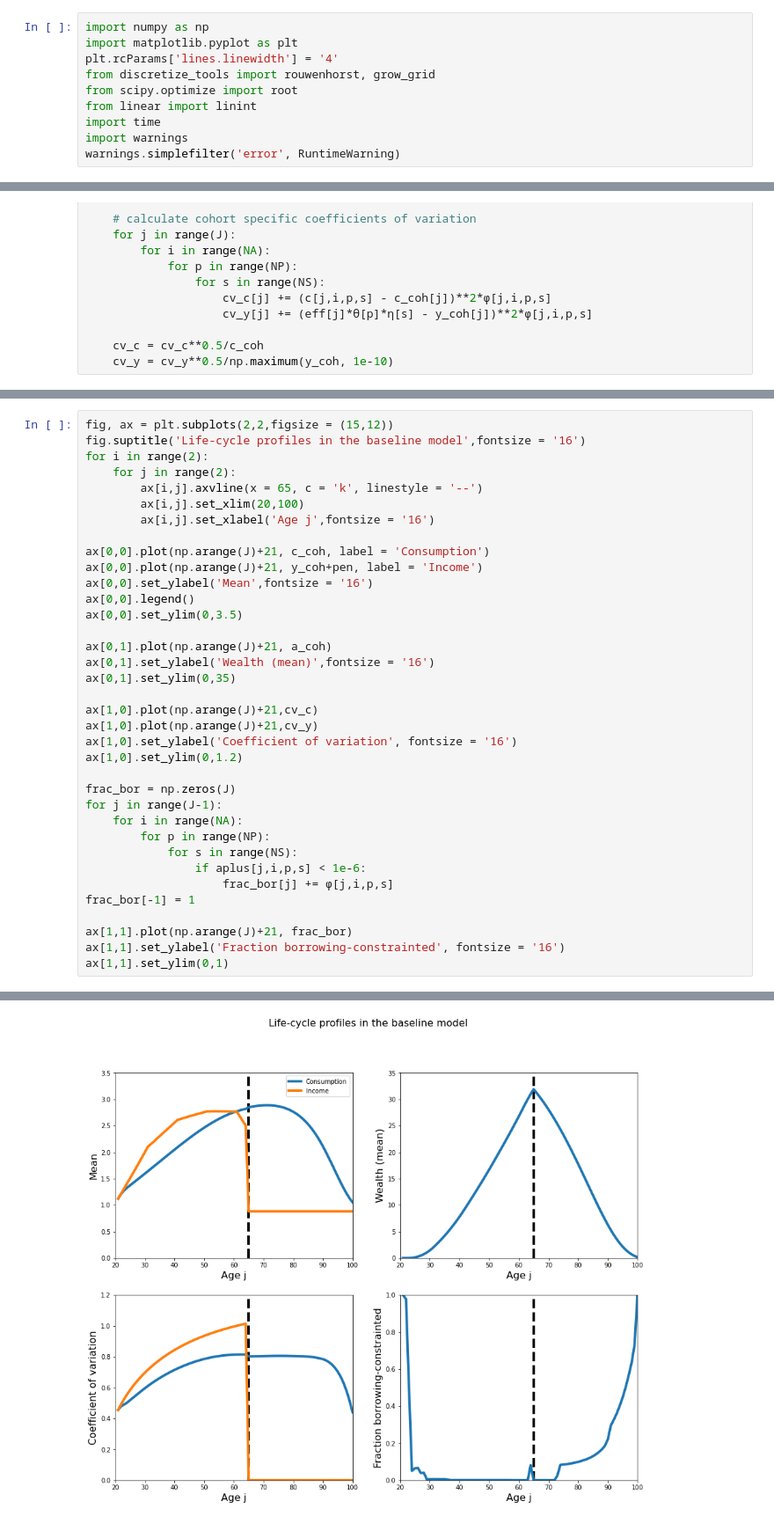
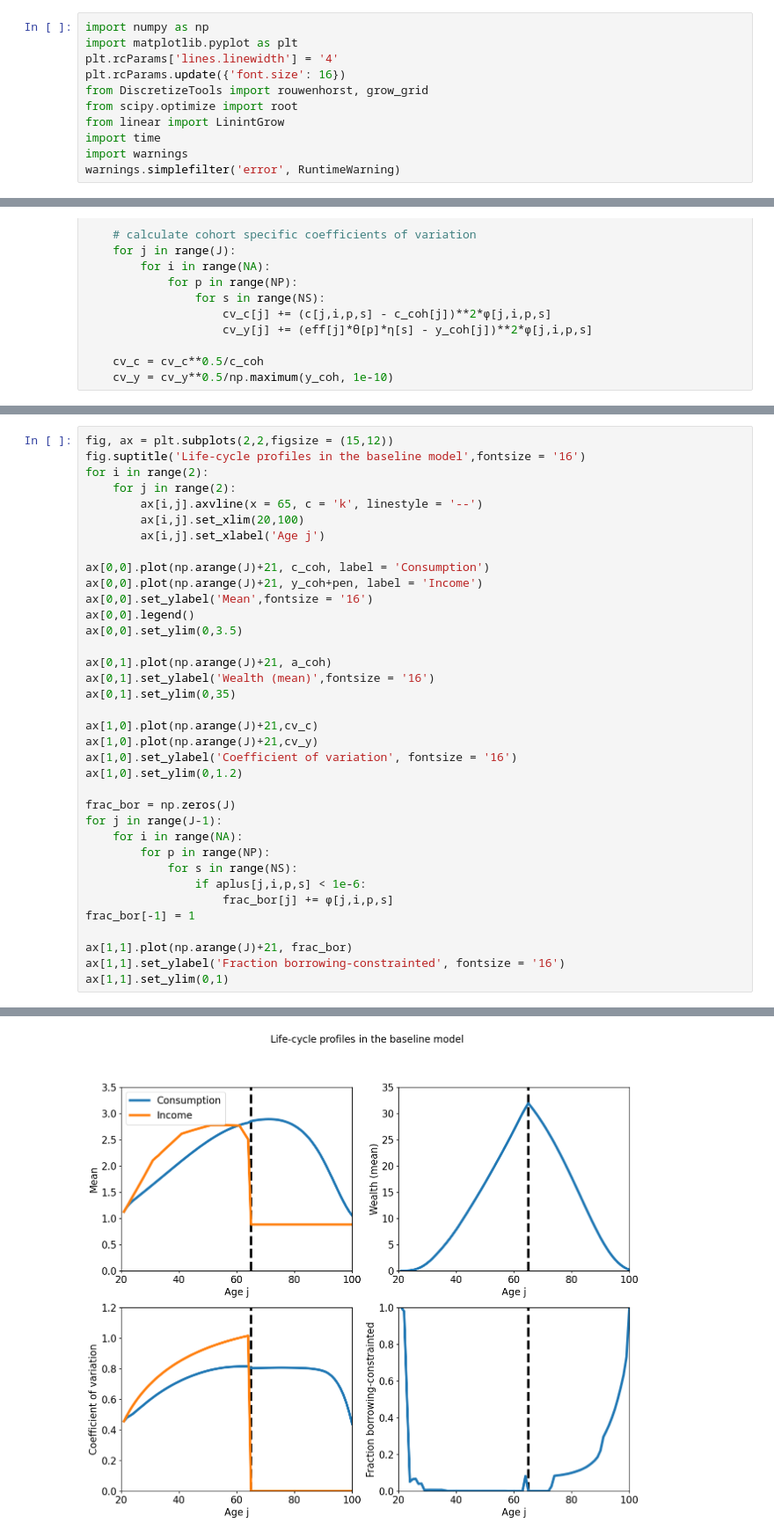
Before and after one commit to lalala8797/Fortran-Python-CE, a Jupyter notebook: CE_Fortran_Chapter_10.1 (Fortran version).ipynb, the cells around one changed output, grey strips where cells are left out. Shown at 88% size. Cells and saved outputs as stored; diff of their text form.

```diff
--- a/CE_Fortran_Chapter_10.1 (Fortran version).ipynb
+++ b/CE_Fortran_Chapter_10.1 (Fortran version).ipynb
@@ -2,9 +2,10 @@
 import numpy as np
 import matplotlib.pyplot as plt
 plt.rcParams['lines.linewidth'] = '4'
-from discretize_tools import rouwenhorst, grow_grid
+plt.rcParams.update({'font.size': 16})
+from DiscretizeTools import rouwenhorst, grow_grid
 from scipy.optimize import root
-from linear import linint
+from linear import LinintGrow
 import time
 import warnings
 warnings.simplefilter('error', RuntimeWarning)
@@ -331,35 +322,35 @@ for i in range(2):
     for j in range(2):
         ax[i,j].axvline(x = 65, c = 'k', linestyle = '--')
         ax[i,j].set_xlim(20,100)
-        ax[i,j].set_xlabel('Age j',fontsize = '16')
+        ax[i,j].set_xlabel('Age j')
 
 ax[0,0].plot(np.arange(J)+21, c_coh, label = 'Consumption')
 ax[0,0].plot(np.arange(J)+21, y_coh+pen, label = 'Income')
 ax[0,0].set_ylabel('Mean',fontsize = '16')
 ax[0,0].legend()
 ax[0,0].set_ylim(0,3.5)
 
 ax[0,1].plot(np.arange(J)+21, a_coh)
 ax[0,1].set_ylabel('Wealth (mean)',fontsize = '16')
 ax[0,1].set_ylim(0,35)
 
 ax[1,0].plot(np.arange(J)+21,cv_c)
 ax[1,0].plot(np.arange(J)+21,cv_y)
 ax[1,0].set_ylabel('Coefficient of variation', fontsize = '16')
 ax[1,0].set_ylim(0,1.2)
 
 frac_bor = np.zeros(J)
 for j in range(J-1):
     for i in range(NA):
         for p in range(NP):
             for s in range(NS):
                 if aplus[j,i,p,s] < 1e-6:
                     frac_bor[j] += ϕ[j,i,p,s]
 frac_bor[-1] = 1
 
 ax[1,1].plot(np.arange(J)+21, frac_bor)
 ax[1,1].set_ylabel('Fraction borrowing-constrainted', fontsize = '16')
 ax[1,1].set_ylim(0,1)
 # %% [output]
 (0.0, 1.0)
-[figure, old version]
+[figure, new version]
```
Also changed, not shown: parts of 5 cells of this notebook, 2 other files.
